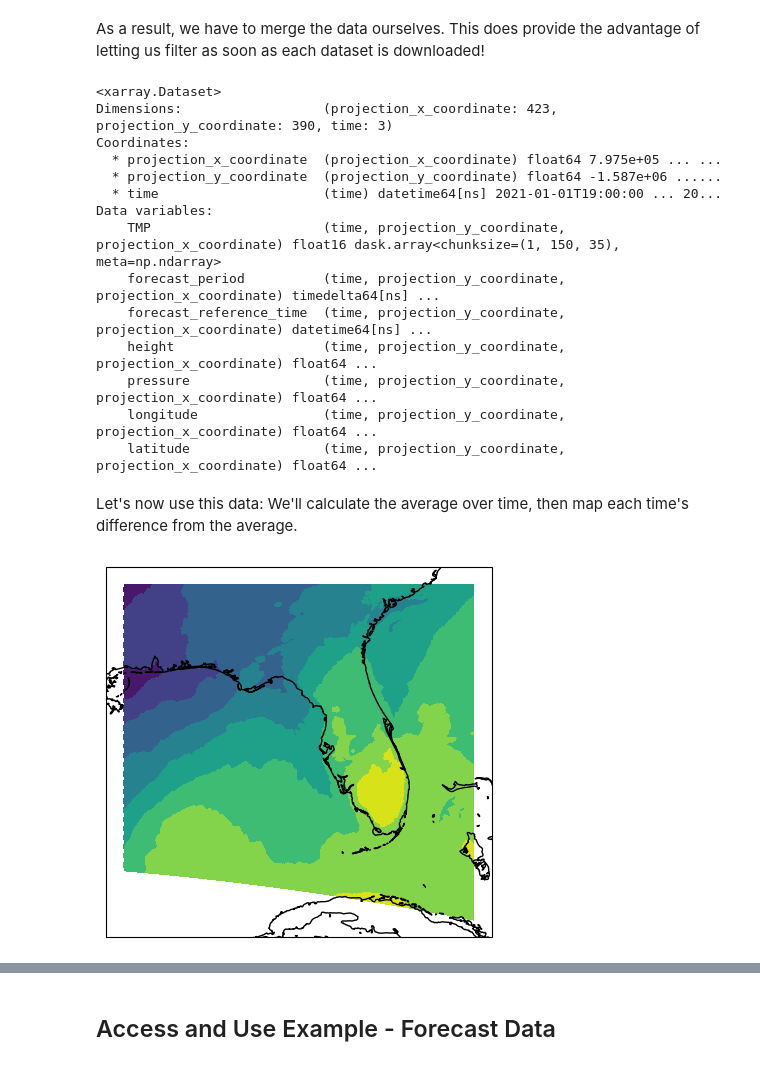
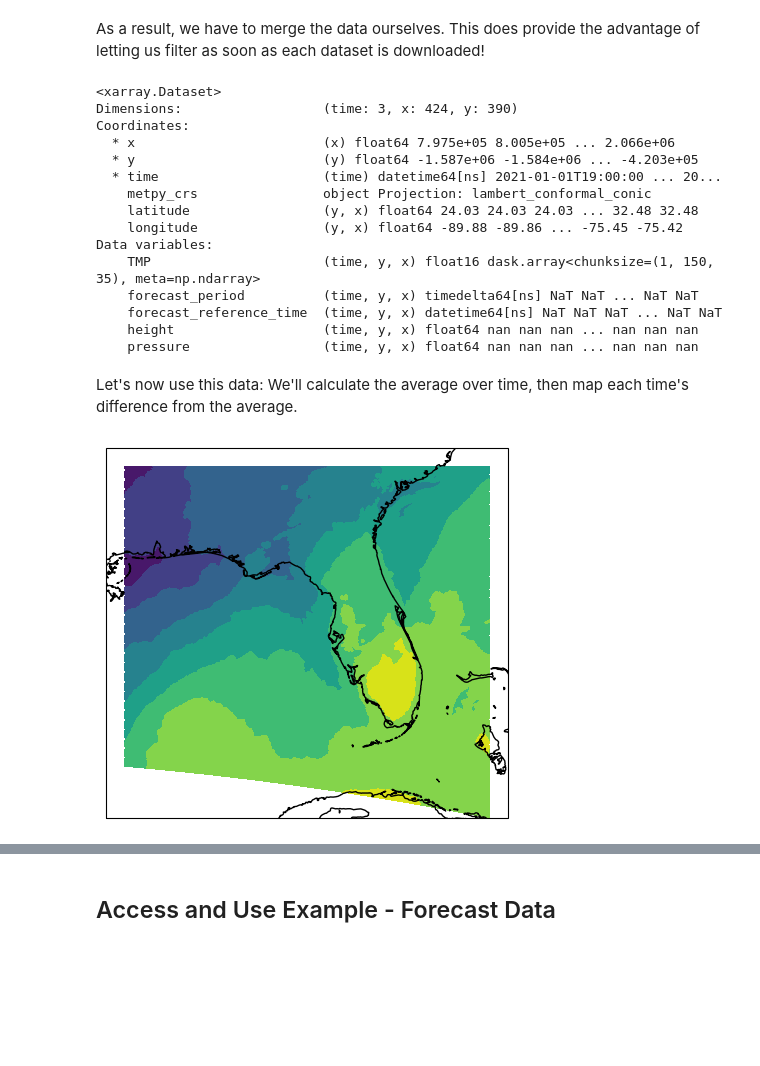
Before and after one commit to adair-kovac/examples, a Jupyter notebook: hrrr_zarr_explained.ipynb, the cells around one changed output, grey strips where cells are left out. Drawn from its saved outputs; the diff is of its cells as text; code cells hidden in the pictures; blank space fills up the shorter version.

```diff
--- a/hrrr_zarr_explained.ipynb
+++ b/hrrr_zarr_explained.ipynb
@@ -148,6 +158,9 @@ Notice that the coordinates for the data are projection_x_coordinate and project
 # %%
 import metpy
 
+ds = ds.rename(projection_x_coordinate="x", projection_y_coordinate="y")
 ds = ds.metpy.assign_crs(grid_mapping_name="lambert_conformal_conic", longitude_of_central_meridian=-97.5,
                              latitude_of_projection_origin=38.5,
                              standard_parallel=38.5)
+ds = ds.metpy.assign_latitude_longitude()
+ds
@@ -177,4 +227,0 @@ Now we add these to the dataset and filter to look at Florida.
-# %%
-ds["longitude"] = lon_arr =  xr.DataArray(grid_longitude, dims=["projection_y_coordinate", "projection_x_coordinate"])
-ds["latitude"] = lat_arr = xr.DataArray(grid_latitude, dims=["projection_y_coordinate", "projection_x_coordinate"])
-ds_filtered = ds.where((ds.latitude < 33) & (ds.latitude > 21) & (ds.longitude < -78) & (ds.longitude > -89), drop=True)
@@ -216,8 +266,11 @@ ValueError: Could not find any dimension coordinates to use to order the dataset
 As a result, we have to merge the data ourselves. This does provide the advantage of letting us filter as soon as each dataset is downloaded!
 # %%
 def filter(ds):
-    ds["longitude"] = lon_arr
-    ds["latitude"] = lat_arr
+    ds = ds.rename(projection_x_coordinate="x", projection_y_coordinate="y")
+    ds = ds.metpy.assign_crs(grid_mapping_name="lambert_conformal_conic", longitude_of_central_meridian=-97.5,
+                             latitude_of_projection_origin=38.5,
+                             standard_parallel=38.5)
+    ds = ds.metpy.assign_latitude_longitude()
     return ds.where((ds.latitude < 33) & (ds.latitude > 21) & (ds.longitude < -78) & (ds.longitude > -89), drop=True)
 
 combined_ds = None
@@ -229,39 +282,39 @@ for i in range(0, len(urls), 2):
     if not combined_ds:
         combined_ds = partial_ds
     else:
-        combined_ds = xr.concat([combined_ds, partial_ds], dim="time")
+        combined_ds = xr.concat([combined_ds, partial_ds], dim="time", combine_attrs="drop_conflicts")
 
 print(combined_ds)
 # %% [output]
 <xarray.Dataset>
-Dimensions:                  (projection_x_coordinate: 423, projection_y_coordinate: 390, time: 3)
+Dimensions:                  (time: 3, x: 424, y: 390)
 Coordinates:
-  * projection_x_coordinate  (projection_x_coordinate) float64 7.975e+05 ... ...
-  * projection_y_coordinate  (projection_y_coordinate) float64 -1.587e+06 ......
+  * x                        (x) float64 7.975e+05 8.005e+05 ... 2.066e+06
+  * y                        (y) float64 -1.587e+06 -1.584e+06 ... -4.203e+05
   * time                     (time) datetime64[ns] 2021-01-01T19:00:00 ... 20...
+    metpy_crs                object Projection: lambert_conformal_conic
+    latitude                 (y, x) float64 24.03 24.03 24.03 ... 32.48 32.48
+    longitude                (y, x) float64 -89.88 -89.86 ... -75.45 -75.42
 Data variables:
-    TMP                      (time, projection_y_coordinate, projection_x_coordinate) float16 dask.array<chunksize=(1, 150, 35), meta=np.ndarray>
-    forecast_period          (time, projection_y_coordinate, projection_x_coordinate) timedelta64[ns] ...
-    forecast_reference_time  (time, projection_y_coordinate, projection_x_coordinate) datetime64[ns] ...
-    height                   (time, projection_y_coordinate, projection_x_coordinate) float64 ...
-    pressure                 (time, projection_y_coordinate, projection_x_coordinate) float64 ...
-    longitude                (time, projection_y_coordinate, projection_x_coordinate) float64 ...
-    latitude                 (time, projection_y_coordinate, projection_x_coordinate) float64 ...
+    TMP                      (time, y, x) float16 dask.array<chunksize=(1, 150, 35), meta=np.ndarray>
+    forecast_period          (time, y, x) timedelta64[ns] NaT NaT ... NaT NaT
+    forecast_reference_time  (time, y, x) datetime64[ns] NaT NaT NaT ... NaT NaT
+    height                   (time, y, x) float64 nan nan nan ... nan nan nan
+    pressure                 (time, y, x) float64 nan nan nan ... nan nan nan
 # %% [markdown]
 Let's now use this data: We'll calculate the average over time, then map each time's difference from the average.
 # %%
 avg_temp = combined_ds.mean(dim="time")
 
 plt.close()
 
 ax = plt.axes(projection=ccrs.PlateCarree())
-ax.contourf(ds_filtered.longitude, ds_filtered.latitude,
-            avg_temp.TMP)
+ax.contourf(avg_temp.longitude, avg_temp.latitude, avg_temp.TMP)
 ax.coastlines()
 
 plt.show()
 # %% [output]
-[figure, old version]
+[figure, new version]
 # %%
 residuals = combined_ds - avg_temp
 for time in residuals.time:
```
Also changed, not shown: parts of 12 cells of this notebook.
